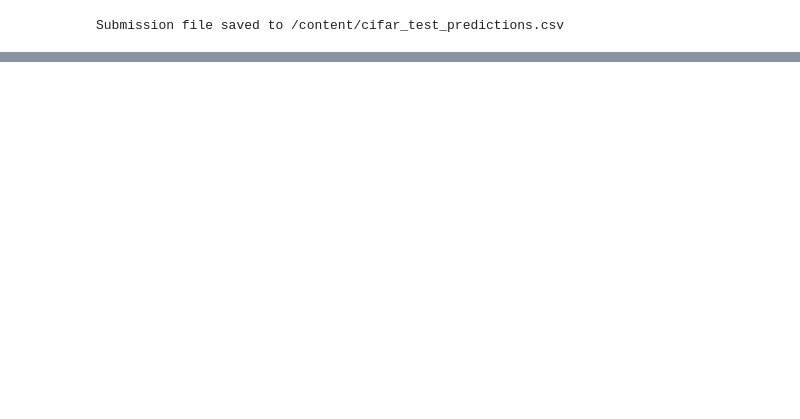
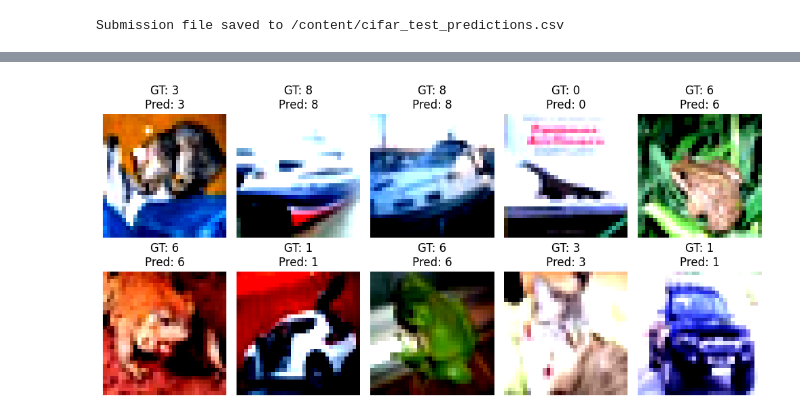
Before and after one commit to ShaktidharK1997/DLProject, a Jupyter notebook: DLMidProjectwith5M_Final.ipynb, the cells around one changed output, grey strips where cells are left out. Drawn from its saved outputs; the diff is of its cells as text; code cells hidden in the pictures; blank space fills up the shorter version.

```diff
--- a/DLMidProjectwith5M_Final.ipynb
+++ b/DLMidProjectwith5M_Final.ipynb
@@ -715,6 +715,3 @@ Average test loss: 0.3498  Accuracy: 9441/10000 (94.41%)
 
 EarlyStopping counter: 10 out of 80
 Execution time: 6226.51 seconds
-# %%
-net = torch.load('best_model.pt')
-evaluate(net, test_loader, test_loss_history)
@@ -724,3 +718,8 @@ Average test loss: 0.3498  Accuracy: 9441/10000 (94.41%)
+# %%
+import torch
+
+# Load the entire model
+model = torch.load('best_model.pt')
 # %%
 
 # Load the batch
@@ -768,3 +767,46 @@ submission_df.to_csv(submission_csv_path, index=False)
 print(f"Submission file saved to {submission_csv_path}")
 # %% [output]
 Submission file saved to /content/cifar_test_predictions.csv
+# %%
+import torch
+import numpy as np
+import matplotlib.pyplot as plt
+
+# Load the entire model
+state_dict = torch.load('best_model.pt')
+net.load_state_dict(state_dict['model_state_dict'])
+
+net = net.cuda()
+
+def imshow(img):
+    img = img / 2 + 0.5  # unnormalize
+    npimg = img.numpy()
+    plt.imshow(np.transpose(npimg, (1, 2, 0)))
+    plt.axis('off')
+
+def visualize_predictions(model, data_loader):
+    model.eval()
+    data_iter = iter(data_loader)
+    images, labels = next(data_iter)
+
+    # Ensure images and labels are on the same device as the model
+    images, labels = images.to(device), labels.to(device)
+
+    # Get predictions
+    with torch.no_grad():
+        outputs = model(images)
+        _, predicted = torch.max(outputs, 1)
+
+    # Plot images
+    plt.figure(figsize=(10, 5))
+    for i in range(10):  # Ensure your DataLoader batch size is at least 10
+        ax = plt.subplot(2, 5, i + 1)
+        imshow(images[i].cpu())  # Move images to cpu for plotting
+        ax.set_title(f'GT: {labels[i].item()}\nPred: {predicted[i].item()}')
+
+    plt.tight_layout()
+    plt.show()
+
+# Assuming 'test_loader' is defined
+visualize_predictions(net, test_loader)
+# %% [output]
@@ -770,0 +823 @@ Submission file saved to /content/cifar_test_predictions.csv
+[figure, added]
```
Also changed, not shown: parts of 2 cells of this notebook.
